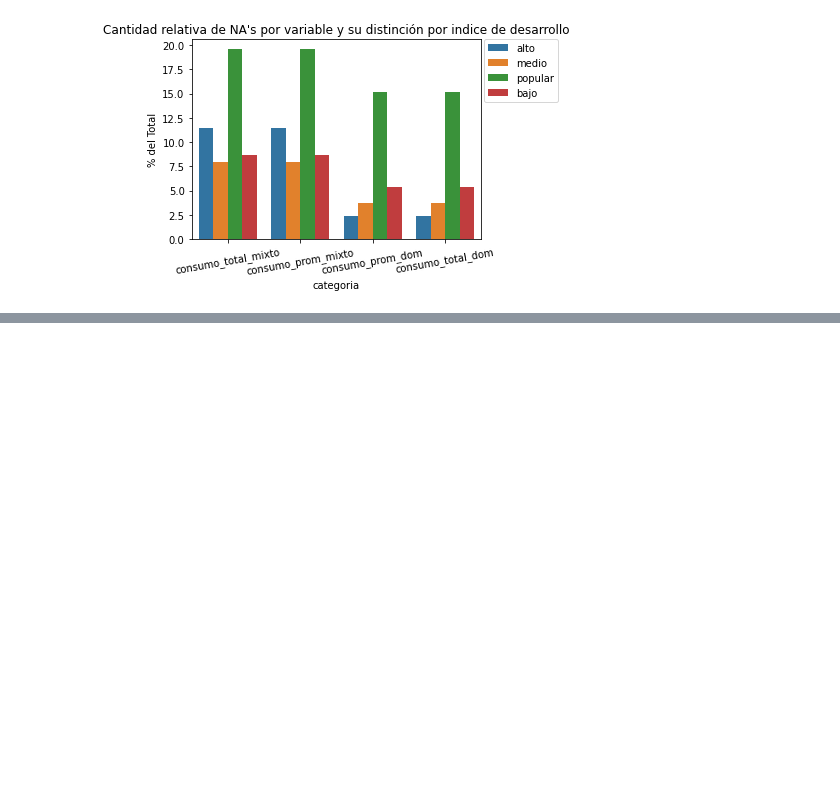
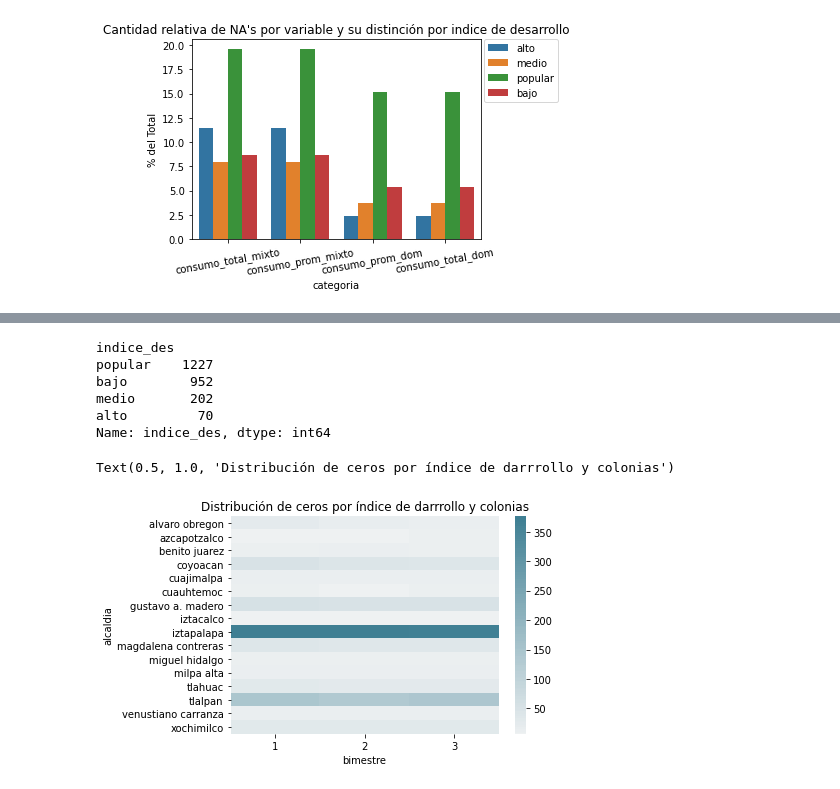
Before and after one commit to rafaelortegar/ids_t2_equipo, a Jupyter notebook: notebooks/Laboratorio_limpio-Copy1.ipynb, the cells around one changed output, grey strips where cells are left out. Saved outputs shown, nothing was run; the diff lists cells and outputs as text; code cells hidden in the pictures; blank space fills up the shorter version.

```diff
--- a/notebooks/Laboratorio_limpio-Copy1.ipynb
+++ b/notebooks/Laboratorio_limpio-Copy1.ipynb
@@ -733,0 +891,19 @@ plt.tight_layout()
+# %%
+n_by_alcaldia = agua_no_zero.groupby("indice_des")["indice_des"].count()
+n_by_alcaldia = n_by_alcaldia.sort_values(ascending = False)
+n_by_alcaldia
+# %% [output]
+indice_des
+popular    1227
+bajo        952
+medio       202
+alto         70
+Name: indice_des, dtype: int64
+# %%
+cross_col_alc = pd.crosstab(index = agua_no_zero['alcaldia'], columns =  agua_no_zero['bimestre'])
+sns.heatmap(cross_col_alc,
+            cmap = sns.diverging_palette(20, 220, n = 200),
+            center = 0).set_title('Distribución de ceros por índice de darrrollo y colonias')
+# %% [output]
+Text(0.5, 1.0, 'Distribución de ceros por índice de darrrollo y colonias')
+[figure, added]
```
Also changed, not shown: parts of 24 cells of this notebook.
